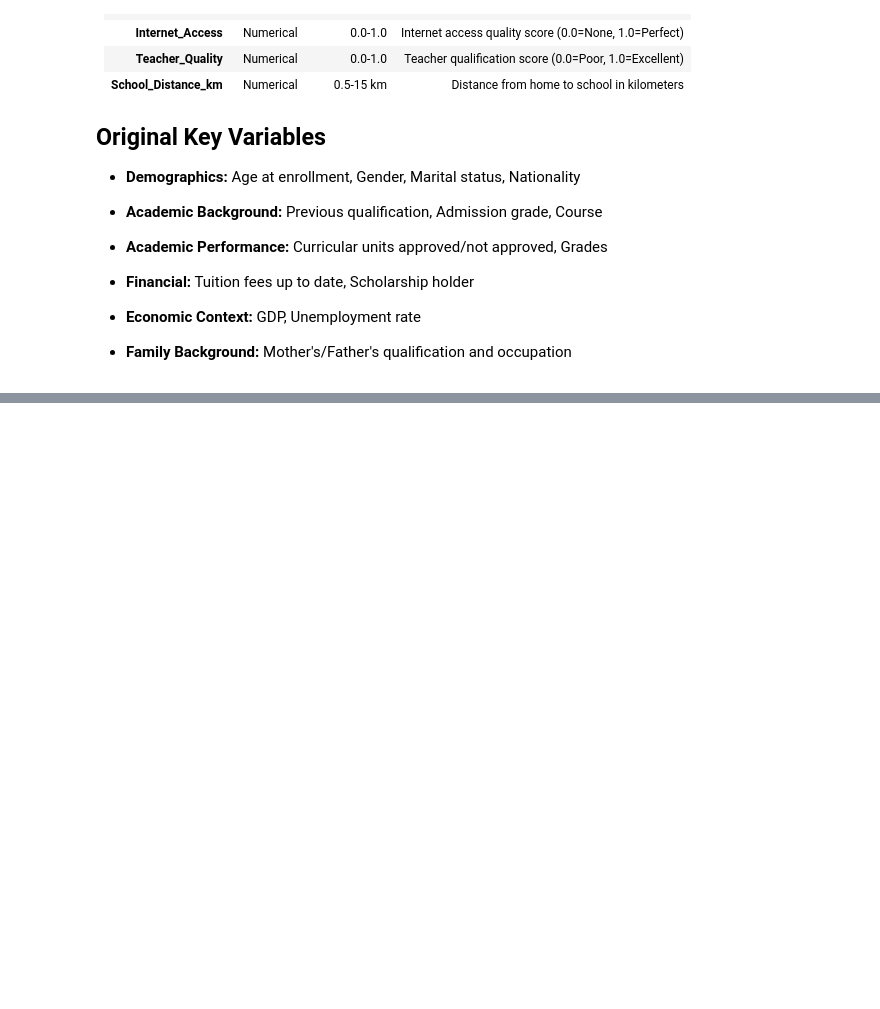
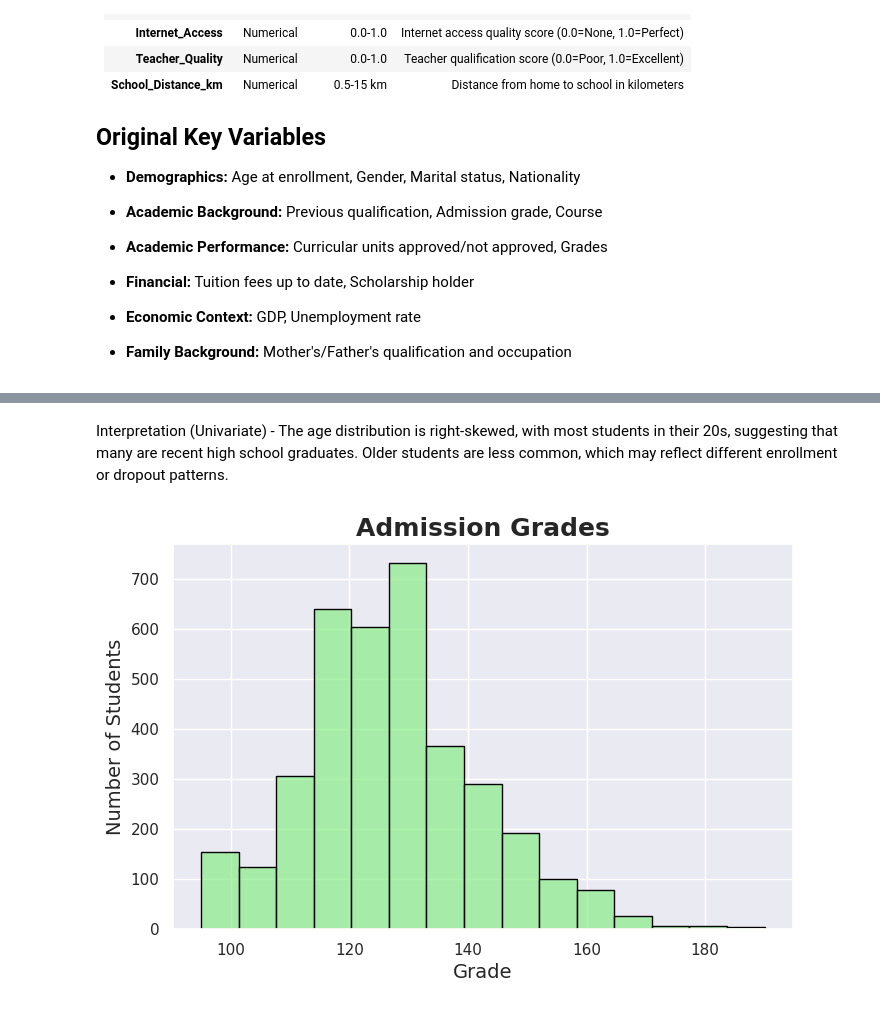
Before and after one commit to kossi-26/Refractory_Machine-Learning, a Jupyter notebook: Group 1_data_science_project.ipynb, the cells around one changed output, grey strips where cells are left out. Saved outputs shown, nothing was run; the diff lists cells and outputs as text; code cells hidden in the pictures; blank space fills up the shorter version.

```diff
--- a/Group 1_data_science_project.ipynb
+++ b/Group 1_data_science_project.ipynb
@@ -129,0 +155,13 @@ y = df['y']
+# %% [markdown]
+Interpretation (Univariate) - The age distribution is right-skewed, with most students in their 20s, suggesting that many are recent high school graduates. Older students are less common, which may reflect different enrollment or dropout patterns.
+# %%
+# Admission grade bar plot
+plt.figure(figsize=(8, 5))
+sns.histplot(df['Admission grade'], bins=15, kde=False, color='lightgreen', edgecolor='black')
+plt.title('Admission Grades', fontsize=18, fontweight='bold')
+plt.xlabel('Grade', fontsize=14)
+plt.ylabel('Number of Students', fontsize=14)
+plt.savefig('admission_bar.png', bbox_inches='tight', dpi=150)
+plt.show()
+# %% [output]
+[figure, added]
```
Also changed, not shown: parts of 17 cells of this notebook.
